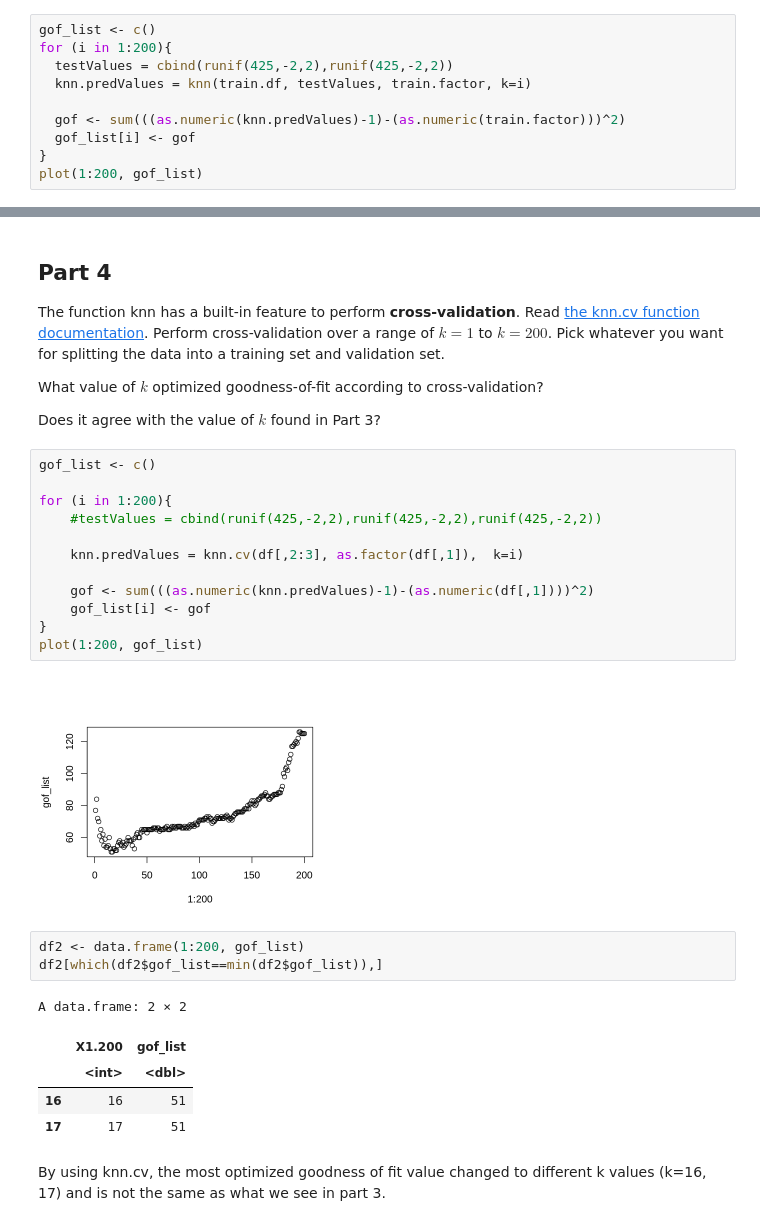
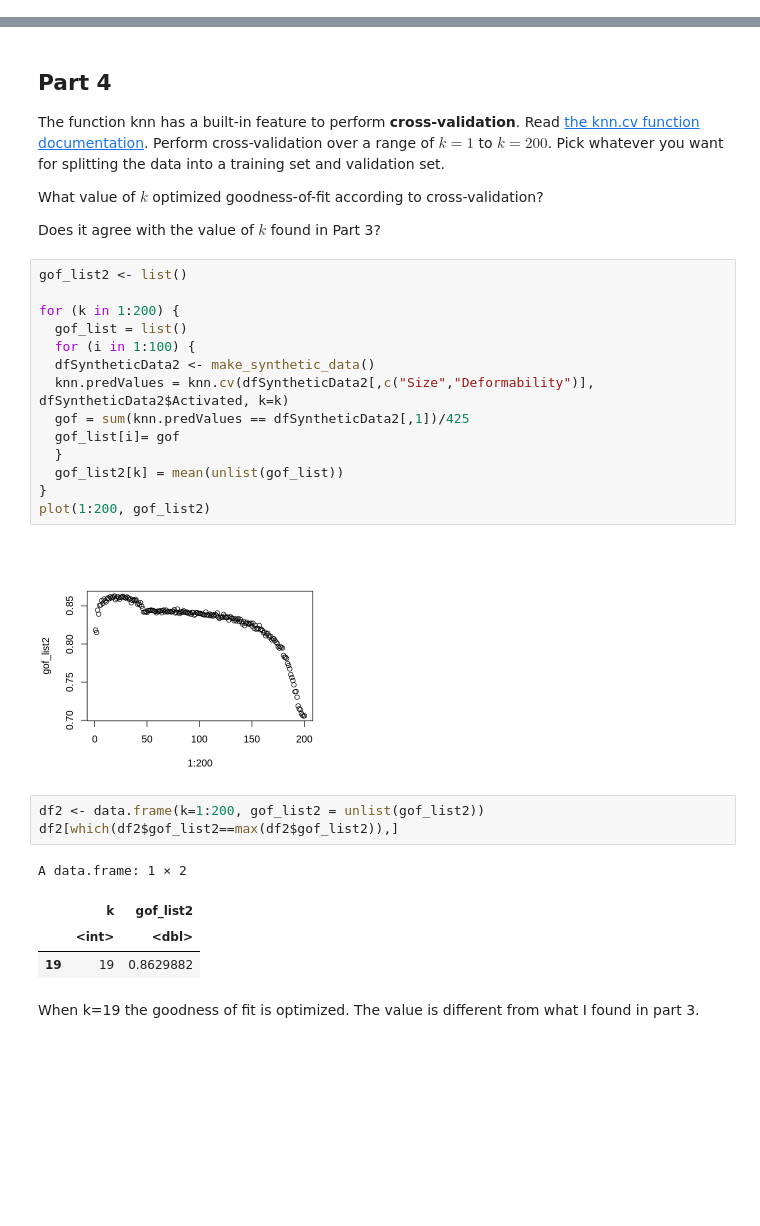
Before and after one commit to llai7/MATH227C, a Jupyter notebook: Math227C20Sp_P08_LuluLai.ipynb, the cells around one changed output, grey strips where cells are left out. Cells and saved outputs as stored; diff of their text form; blank space fills up the shorter version.

```diff
--- a/Math227C20Sp_P08_LuluLai.ipynb
+++ b/Math227C20Sp_P08_LuluLai.ipynb
@@ -215,10 +239,0 @@ With manual selection, when k=200 the goodness-of-fit is most optimized.
-# %%
-gof_list <- c()
-for (i in 1:200){
-  testValues = cbind(runif(425,-2,2),runif(425,-2,2))
-  knn.predValues = knn(train.df, testValues, train.factor, k=i)
-
-  gof <- sum(((as.numeric(knn.predValues)-1)-(as.numeric(train.factor)))^2)
-  gof_list[i] <- gof
-}
-plot(1:200, gof_list)
@@ -234,28 +245,29 @@ The function knn has a built-in feature to perform __cross-validation__. Read [t
 What value of $k$ optimized goodness-of-fit according to cross-validation?
 
 Does it agree with the value of $k$ found in Part 3?
-# %%
-gof_list <- c()
-
-for (i in 1:200){
-    #testValues = cbind(runif(425,-2,2),runif(425,-2,2),runif(425,-2,2))
-
-    knn.predValues = knn.cv(df[,2:3], as.factor(df[,1]),  k=i)
-
-    gof <- sum(((as.numeric(knn.predValues)-1)-(as.numeric(df[,1])))^2)
-    gof_list[i] <- gof
-}
-plot(1:200, gof_list)
-# %% [output]
-[figure, removed]
+# %%
+gof_list2 <- list()
+
+for (k in 1:200) {
+  gof_list = list()
+  for (i in 1:100) {
+  dfSyntheticData2 <- make_synthetic_data()
+  knn.predValues = knn.cv(dfSyntheticData2[,c("Size","Deformability")], dfSyntheticData2$Activated, k=k)
+  gof = sum(knn.predValues == dfSyntheticData2[,1])/425
+  gof_list[i]= gof
+  }
+  gof_list2[k] = mean(unlist(gof_list))
+}
+plot(1:200, gof_list2)
+# %% [output]
+[figure, added]
 # %%
-df2 <- data.frame(1:200, gof_list)
-df2[which(df2$gof_list==min(df2$gof_list)),]
+df2 <- data.frame(k=1:200, gof_list2 = unlist(gof_list2))
+df2[which(df2$gof_list2==max(df2$gof_list2)),]
 # %% [output]
-A data.frame: 2 × 2
+A data.frame: 1 × 2
-|  | X1.200 | gof_list |
+|  | k | gof_list2 |
 |  | <int> | <dbl> |
-| 16 | 16 | 51 |
-| 17 | 17 | 51 |
+| 19 | 19 | 0.8629882 |
-# %% [markdown]
-By using knn.cv, the most optimized goodness of fit value changed to different k values (k=16, 17) and is not the same as what we see in part 3.
+# %% [markdown]
+When k=19 the goodness of fit is optimized. The value is different from what I found in part 3.
```
Also changed, not shown: parts of 22 cells of this notebook.
